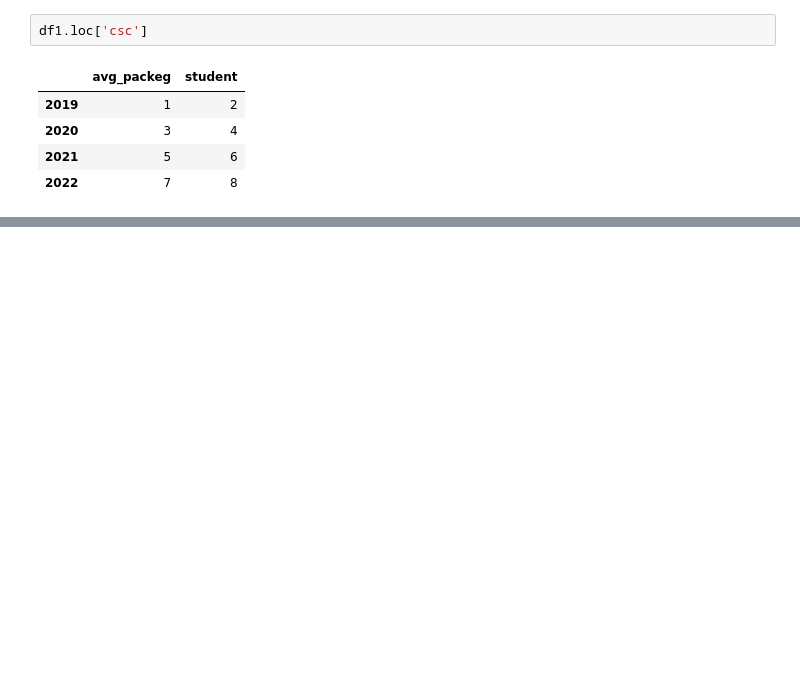
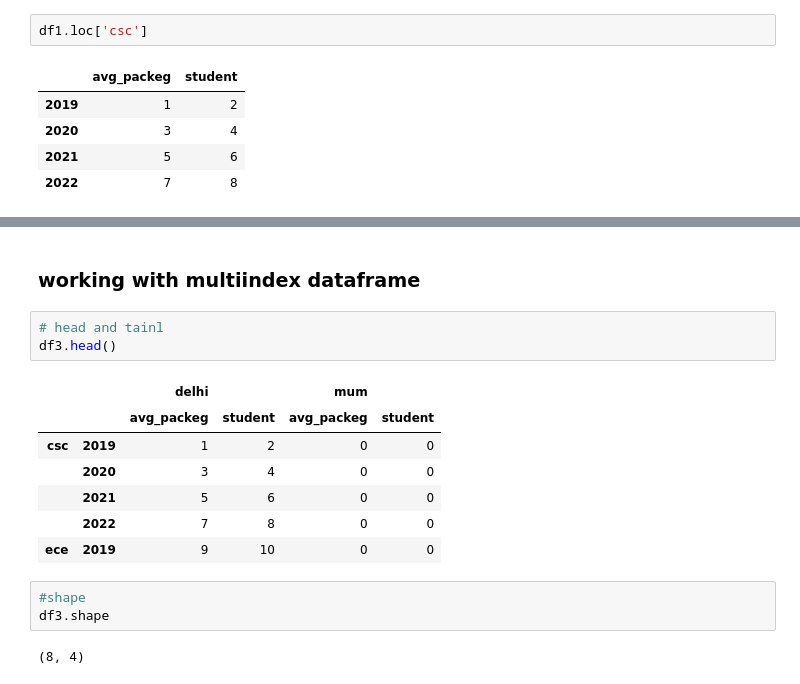
Before and after one commit to krushna98p/Pandas, a Jupyter notebook: multiindex series & dataframe.ipynb, the cells around one changed output, grey strips where cells are left out. Saved outputs shown, nothing was run; the diff lists cells and outputs as text; blank space fills up the shorter version.

```diff
--- a/multiindex series & dataframe.ipynb
+++ b/multiindex series & dataframe.ipynb
@@ -137,0 +266,18 @@ df1.loc['csc']
+# %% [markdown]
+### working with multiindex dataframe
+# %%
+# head and tainl
+df3.head()
+# %% [output]
+|  |  | delhi |  | mum |  |
+|  |  | avg_packeg | student | avg_packeg | student |
+| csc | 2019 | 1 | 2 | 0 | 0 |
+|  | 2020 | 3 | 4 | 0 | 0 |
+|  | 2021 | 5 | 6 | 0 | 0 |
+|  | 2022 | 7 | 8 | 0 | 0 |
+| ece | 2019 | 9 | 10 | 0 | 0 |
+# %%
+#shape
+df3.shape
+# %% [output]
+(8, 4)
```
Also changed, not shown: parts of 16 cells of this notebook.
